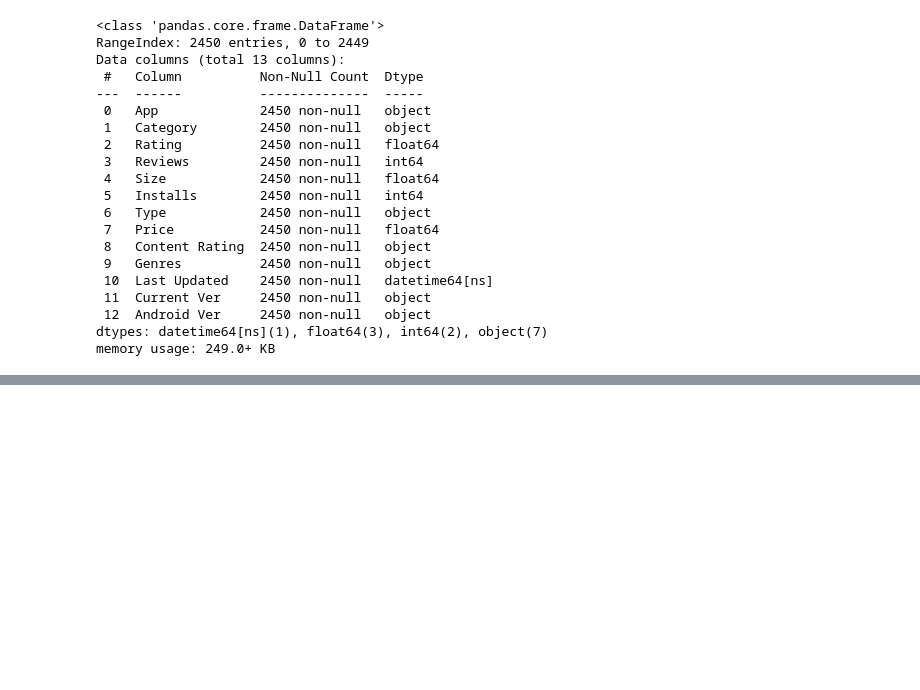
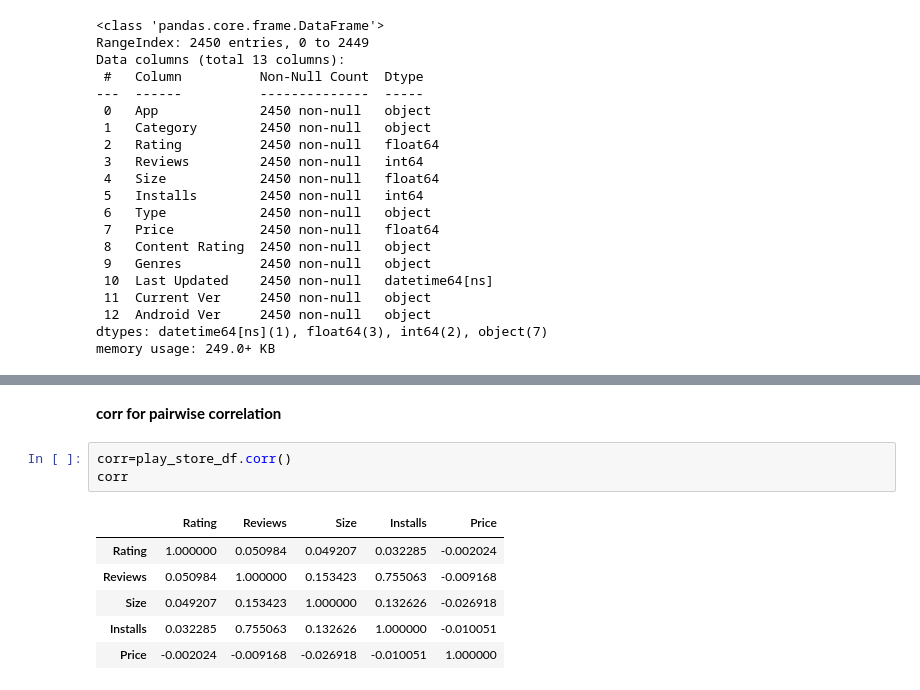
Before and after one commit to sameersat96/Play-store-data-analysis, a Jupyter notebook: first_step_.ipynb, the cells around one changed output, grey strips where cells are left out. Drawn from its saved outputs; the diff is of its cells as text; blank space fills up the shorter version.

```diff
--- a/first_step_.ipynb
+++ b/first_step_.ipynb
@@ -511,0 +545,12 @@ memory usage: 249.0+ KB
+# %% [markdown]
+**corr for pairwise correlation**
+# %%
+corr=play_store_df.corr()
+corr
+# %% [output]
+|  | Rating | Reviews | Size | Installs | Price |
+| Rating | 1.000000 | 0.050984 | 0.049207 | 0.032285 | -0.002024 |
+| Reviews | 0.050984 | 1.000000 | 0.153423 | 0.755063 | -0.009168 |
+| Size | 0.049207 | 0.153423 | 1.000000 | 0.132626 | -0.026918 |
+| Installs | 0.032285 | 0.755063 | 0.132626 | 1.000000 | -0.010051 |
+| Price | -0.002024 | -0.009168 | -0.026918 | -0.010051 | 1.000000 |
```
Also changed, not shown: parts of 11 cells of this notebook.
